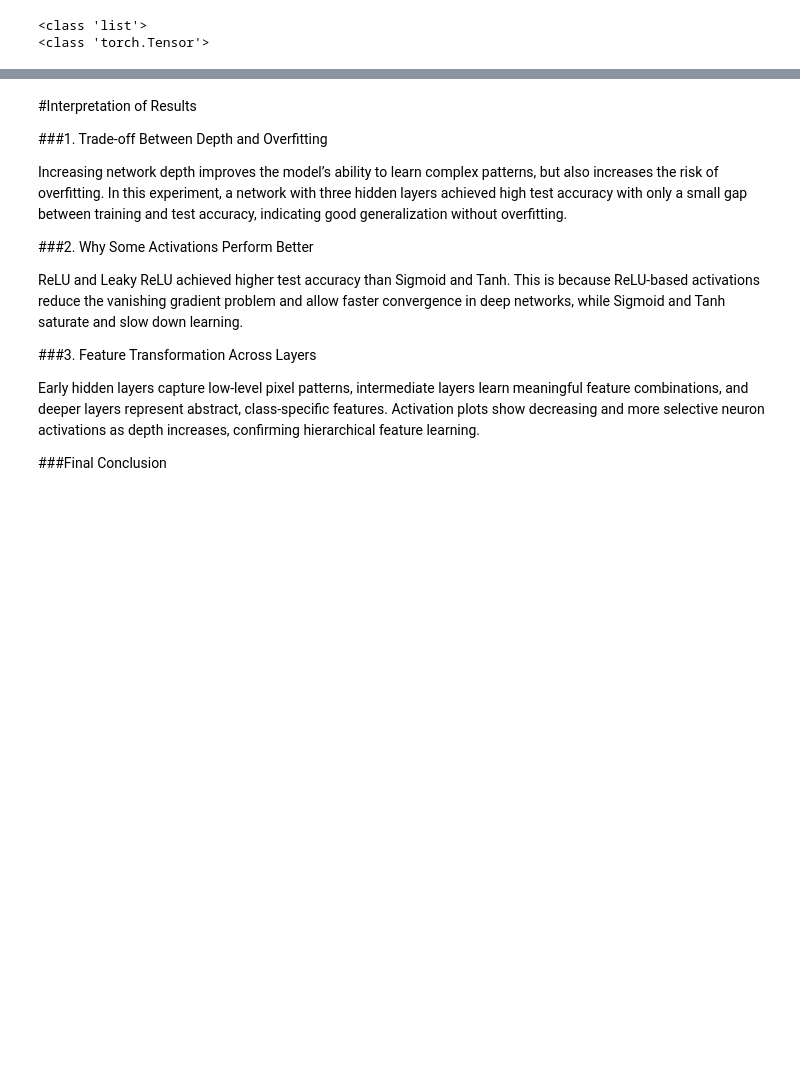
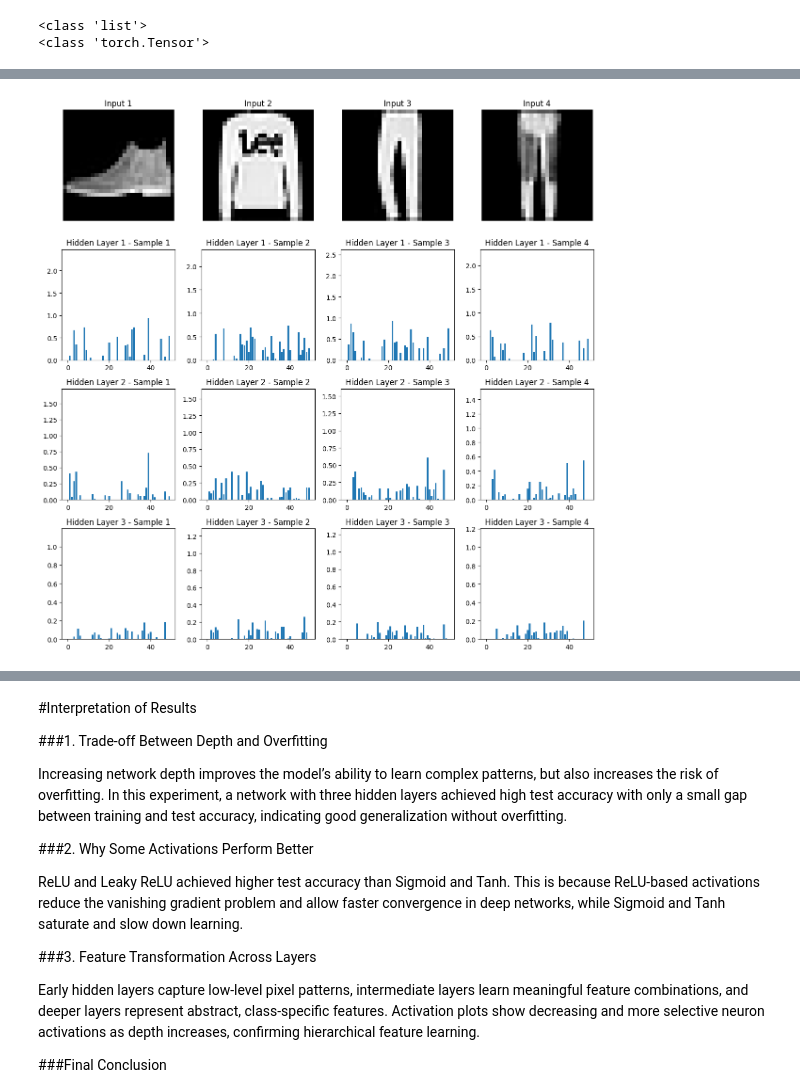
Before and after one commit to Tejas2913/DeepLearningLab2548560, a Jupyter notebook: 2548560_Tejas_R_M_DL_LAB02.ipynb, the cells around one changed output, grey strips where cells are left out. Saved outputs shown, nothing was run; the diff lists cells and outputs as text; code cells hidden in the pictures; blank space fills up the shorter version.

```diff
--- a/2548560_Tejas_R_M_DL_LAB02.ipynb
+++ b/2548560_Tejas_R_M_DL_LAB02.ipynb
@@ -173,17 +173,3 @@ print(type(hidden_acts[0]))
 # %% [output]
 <class 'list'>
 <class 'torch.Tensor'>
-# %%
-import matplotlib.pyplot as plt
-
-plt.figure(figsize=(12, 3))
-
-for i, act in enumerate(hidden_acts):
-    plt.subplot(1, len(hidden_acts), i+1)
-    plt.bar(range(act.shape[1]), act[0].cpu().numpy())
-    plt.title(f"Hidden Layer {i+1}")
-    plt.xlabel("Neuron Index")
-    plt.ylabel("Activation")
-
-plt.tight_layout()
-plt.show()
@@ -206,0 +176,65 @@ Overall, the graphs show that as depth increases, neuron activations become more
+# %%
+import torch
+import torch.nn as nn
+import matplotlib.pyplot as plt
+
+# ---- Device ----
+device = torch.device("cuda" if torch.cuda.is_available() else "cpu")
+model.to(device)
+model.eval()
+
+# ---- Get 4 sample images ----
+sample_images, sample_labels = next(iter(test_loader))
+sample_images = sample_images[:4].to(device)
+
+# ---- Containers (CLEAR FIRST) ----
+hidden_activations = []
+hooks = []
+
+# ---- Hook function ----
+def hidden_activation_hook(module, input, output):
+    hidden_activations.append(output.detach())
+
+# ---- Register hooks ONLY on hidden Linear layers ----
+for layer in model.net:
+    if isinstance(layer, nn.Linear) and layer.out_features != 10:
+        hooks.append(layer.register_forward_hook(hidden_activation_hook))
+
+# ---- Forward pass ----
+with torch.no_grad():
+    _ = model(sample_images)
+
+for h in hooks:
+    h.remove()
+
+# ---- Visualization ----
+num_layers = len(hidden_activations)
+fig, axes = plt.subplots(num_layers + 1, 4, figsize=(12, 3 * (num_layers + 1)))
+
+# ---- Plot input images ----
+for i in range(4):
+    axes[0, i].imshow(sample_images[i].cpu().squeeze(), cmap='gray')
+    axes[0, i].set_title(f'Input {i+1}')
+    axes[0, i].axis('off')
+
+for layer_idx, activation in enumerate(hidden_activations):
+    for i in range(4):
+        act = activation[i].cpu().numpy()
+        axes[layer_idx + 1, i].bar(
+            range(min(50, act.shape[0])),
+            act[:50]
+        )
+        axes[layer_idx + 1, i].set_title(f'Hidden Layer {layer_idx+1} - Sample {i+1}')
+        axes[layer_idx + 1, i].set_ylim(0, act.max() + 1)
+
+plt.tight_layout()
+plt.show()
+
+# ---- Interpretation print ----
+print("\n=== Feature Transformation Analysis ===")
+print("Hidden Layer 1: Extracts low-level pixel patterns")
+print("Hidden Layer 2: Combines features into shapes")
+print("Hidden Layer 3: Learns abstract, class-specific features")
+print("Output Layer: Produces class scores")
+# %% [output]
+[figure, added]
```
Also changed, not shown: parts of 5 cells of this notebook.
